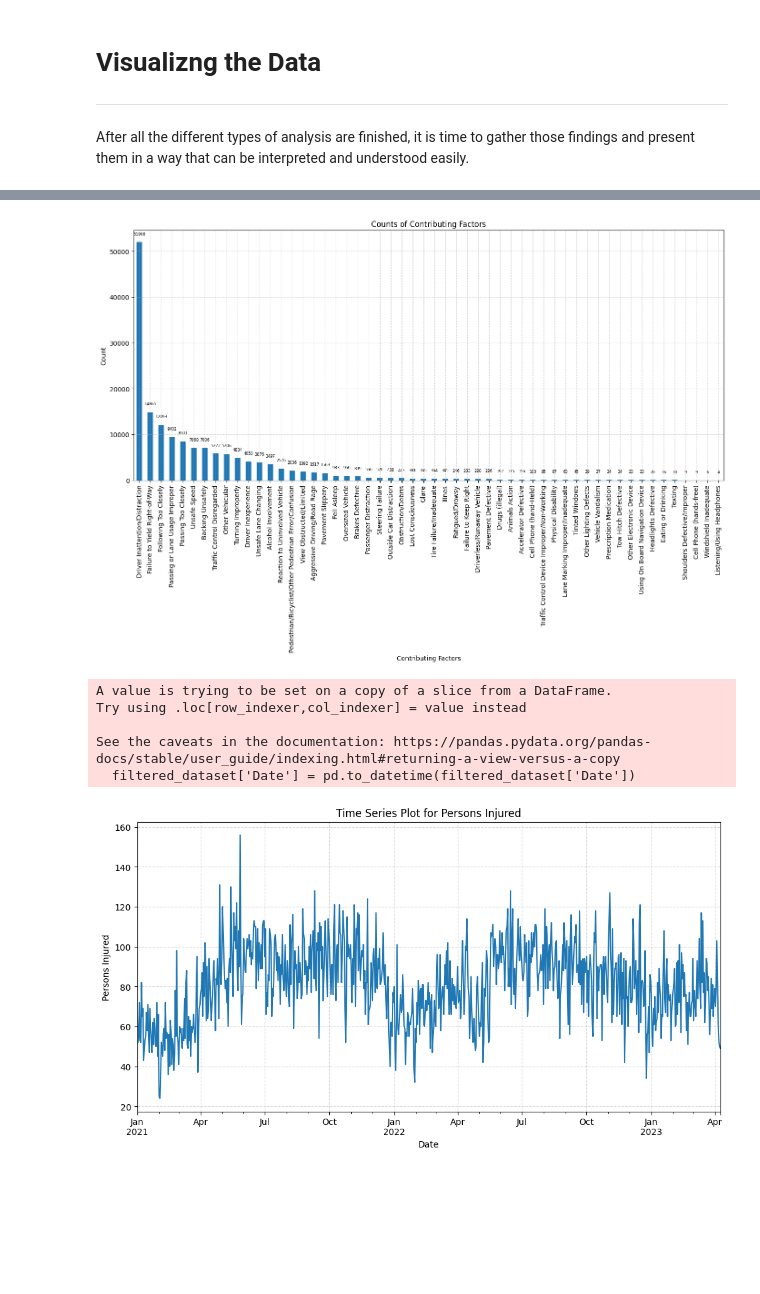
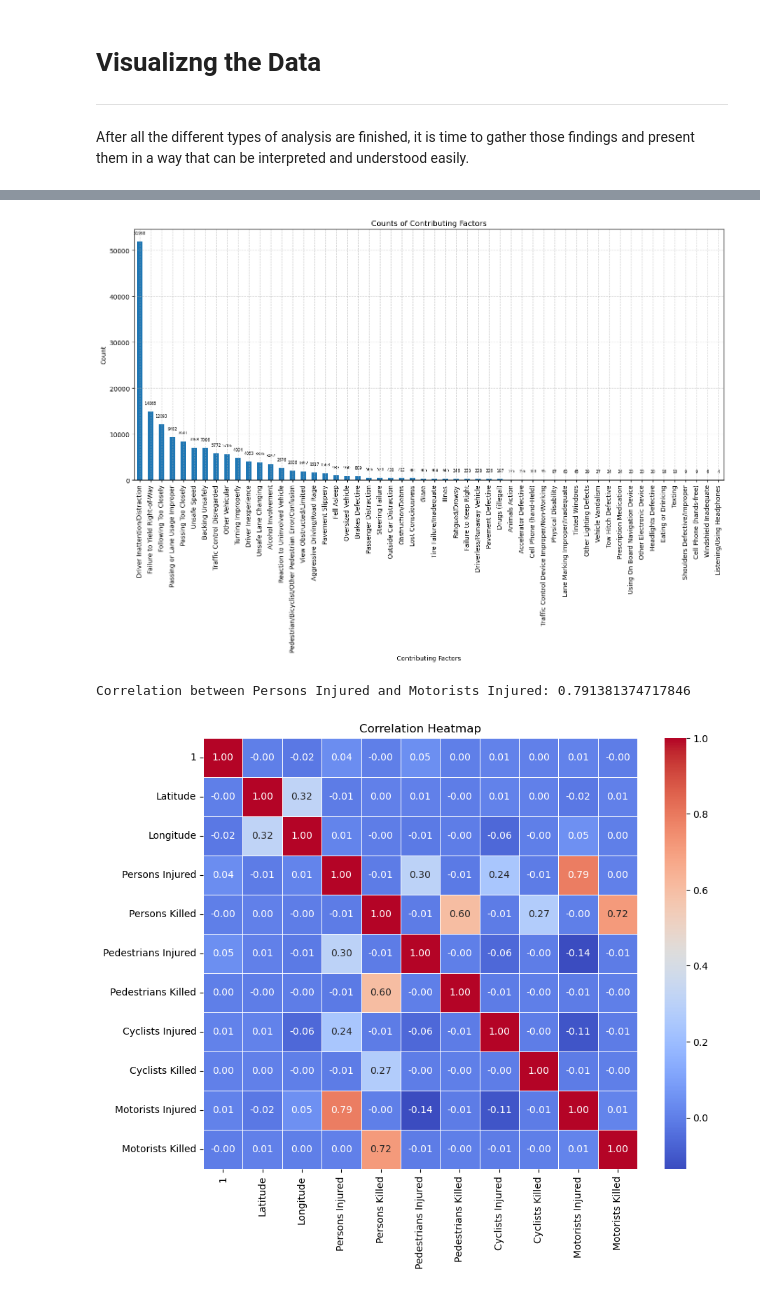
Before and after one commit to Shivam07102003/NYC-Collisions, a Jupyter notebook: nyc_collisions.ipynb, the cells around one changed output, grey strips where cells are left out. Drawn from its saved outputs; the diff is of its cells as text; code cells hidden in the pictures; blank space fills up the shorter version.

```diff
--- a/nyc_collisions.ipynb
+++ b/nyc_collisions.ipynb
@@ -84,7 +85,7 @@ and many more...
 To ensure that we find all the missing values we will have to specify theese values and pass them as a parameter while loading the dataset file.
 # %%
 missing_value=["N/a","na",np.nan,"NaN","Unspecified"]
-Dataset=pd.read_excel(r'/content/dsc project nyc.xlsx',na_values=missing_value)
+Dataset=pd.read_excel(r'dsc project nyc.xlsx',na_values=missing_value)
 Dataset=pd.DataFrame(Dataset)
 display(Dataset)
 # %% [output]
@@ -750,18 +753,7 @@ plt.xticks(rotation=90)
 plt.tight_layout()
 plt.show()
 
-# Plot 5: Time series plot for persons injured
-plt.figure(figsize=(12, 6))
-filtered_dataset['Date'] = pd.to_datetime(filtered_dataset['Date'])
-time_series = filtered_dataset.groupby('Date')['Persons Injured'].sum()
-time_series.plot()
-plt.title('Time Series Plot for Persons Injured')
-plt.grid(True, linestyle='--', alpha=0.5)
-plt.xlabel('Date')
-plt.ylabel('Persons Injured')
-plt.show()
-
-# Plot 6: Heatmap of correlations
+# Plot 5: Heatmap of correlations
 correlation = filtered_dataset['Persons Injured'].corr(filtered_dataset['Motorists Injured'])
 print("Correlation between Persons Injured and Motorists Injured:", correlation)
 import seaborn as sns
@@ -773,5 +765,54 @@ plt.figure(figsize=(10, 8))
 sns.heatmap(correlation_matrix, annot=True, cmap='coolwarm', fmt=".2f", linewidths=.5)
 plt.title('Correlation Heatmap')
 plt.show()
+
+# Plot 6: Time series plot for persons injured
+filtered_dataset['Date'] = pd.to_datetime(filtered_dataset['Date'])
+filtered_dataset['Year'] = filtered_dataset['Date'].dt.year
+daily_injuries = filtered_dataset.groupby(['Date', 'Year'])['Persons Injured'].sum().reset_index()
+plt.figure(figsize=(14,6))
+
+for year in daily_injuries['Year'].unique():
+    yearly_data = daily_injuries[daily_injuries['Year'] == year]
+    plt.plot(yearly_data['Date'], yearly_data['Persons Injured'], label=str(year), linewidth=1)
+
+plt.title("Daily Persons Injured in NYC Collisions (2021–2023)", fontsize=14, fontweight='bold')
+plt.xlabel("Date")
+plt.ylabel("Persons Injured")
+plt.legend(title="Year")
+plt.grid(True, linestyle="--", alpha=0.6)
+plt.tight_layout()
+plt.show()
+
+
+
+# Plot 7: NYC Monthly Persons Injured
+filtered_dataset['Date'] = pd.to_datetime(filtered_dataset['Date'])
+filtered_dataset['MONTH'] = filtered_dataset['Date'].dt.month
+injured_counts = filtered_dataset.groupby('MONTH')['Persons Injured'].sum().sort_index()
+yearly_avg_injured = injured_counts.mean()
+percent_diff_injured = ((injured_counts - yearly_avg_injured) / yearly_avg_injured) * 100
+fig, ax1 = plt.subplots(figsize=(12,6))
+bars = ax1.bar(injured_counts.index, injured_counts.values, color="skyblue", edgecolor="black", label="Persons Injured")
+
+for i, month in enumerate(injured_counts.index):
+    if month in [1,2,3]:
+        bars[i].set_color("orange")
+
+ax1.axhline(y=yearly_avg_injured, color="red", linestyle="--", linewidth=2, label=f"Yearly Avg = {yearly_avg_injured:.0f}")
+ax1.set_xlabel("Month")
+ax1.set_ylabel("Persons Injured")
+ax1.set_xticks(range(1,13))
+ax1.set_xticklabels(["Jan","Feb","Mar","Apr","May","Jun","Jul","Aug","Sep","Oct","Nov","Dec"])
+
+ax2 = ax1.twinx()
+ax2.plot(injured_counts.index, percent_diff_injured, color="green", marker="o", linewidth=2, label="% Diff from Avg")
+ax2.set_ylabel("% Difference vs Yearly Avg")
+
+fig.suptitle("NYC Monthly Persons Injured & % Difference from Yearly Average", fontsize=14, fontweight="bold")
+ax1.legend(loc="upper left")
+ax2.legend(loc="upper right")
+plt.tight_layout()
+plt.show()
 # %% [output]
 [figure]
@@ -780,7 +821,3 @@ plt.show()
-[figure, old version]
+[figure, new version]
-A value is trying to be set on a copy of a slice from a DataFrame.
-Try using .loc[row_indexer,col_indexer] = value instead
-
-See the caveats in the documentation: https://pandas.pydata.org/pandas-docs/stable/user_guide/indexing.html#returning-a-view-versus-a-copy
-  filtered_dataset['Date'] = pd.to_datetime(filtered_dataset['Date'])
+Correlation between Persons Injured and Motorists Injured: 0.791381374717846
-[figure, old version]
+[figure, new version]
```
Also changed, not shown: parts of 7 cells of this notebook, 1 other file.
